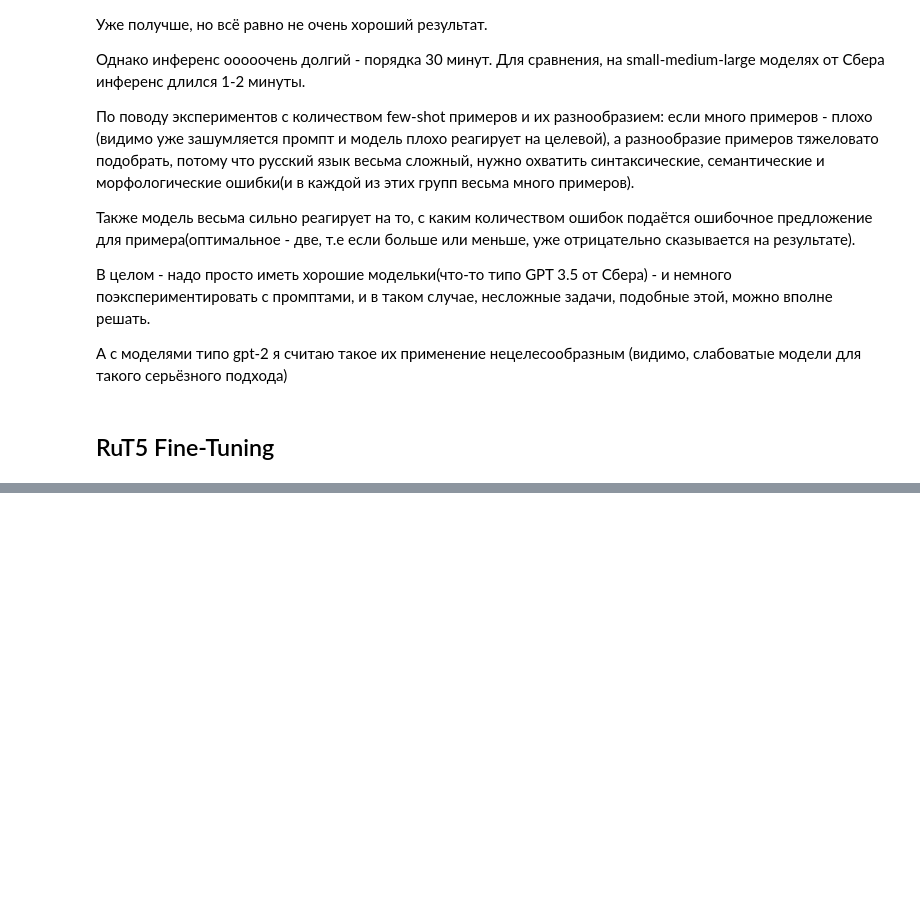
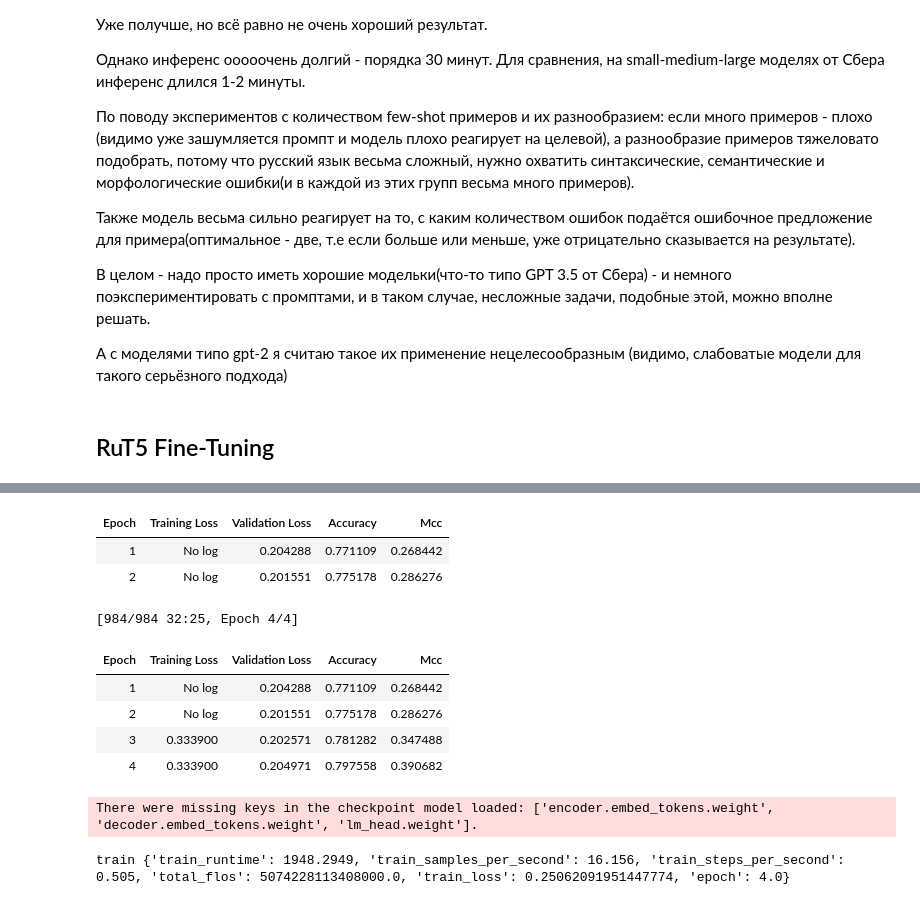
Before and after one commit to Bbar0n234/NLP_practices, a Jupyter notebook: NLP_HW_3/NLP_Fine_tuning.ipynb, the cells around one changed output, grey strips where cells are left out. Drawn from its saved outputs; the diff is of its cells as text; code cells hidden in the pictures; blank space fills up the shorter version.

```diff
--- a/NLP_HW_3/NLP_Fine_tuning.ipynb
+++ b/NLP_HW_3/NLP_Fine_tuning.ipynb
@@ -236,3 +256,7 @@ train_dataloader, val_dataloader, prediction_dataloader = create_dataloaders_fro
 # %% [output]
 Размер тренировочной выборки - 7083
 Размер валидационной выборки - 786
+# %%
+for sample in val_dataloader:
+  print(sample[1][0])
+  break
@@ -776,0 +671,65 @@ TrainOutput(global_step=1968, training_loss=0.09412948096670755, metrics={'train
+# %%
+model_name = "ai-forever/ruT5-large"
+
+tokenizer = AutoTokenizer.from_pretrained(model_name)
+model = AutoModelForSeq2SeqLM.from_pretrained(model_name)
+
+
+acc = load_metric("accuracy", keep_in_memory=True)
+mcc = load_metric("matthews_correlation", keep_in_memory=True)
+
+pos_label = "yes"
+neg_label = "no"
+
+seed=42
+
+batch_size = 32
+epochs=4
+
+lr=1e-4
+
+splits = read_datasets(train_path=train_path, test_path=test_path)
+
+tokenized_splits = splits.map(
+    partial(preprocess_examples, tokenizer=tokenizer),
+    batched=True,
+    remove_columns=['sentence']
+)
+
+data_collator = DataCollatorForSeq2Seq(tokenizer, pad_to_multiple_of=8)
+
+training_args = Seq2SeqTrainingArguments(
+    output_dir="output/",
+    overwrite_output_dir=True,
+    evaluation_strategy="epoch",
+    per_device_train_batch_size=batch_size,
+    per_device_eval_batch_size=batch_size,
+    learning_rate=lr,
+    num_train_epochs=epochs,
+    save_strategy="epoch",
+    save_total_limit=2,
+    seed=seed,
+    fp16=True,
+    dataloader_num_workers=4,
+    group_by_length=True,
+    report_to="none",
+    load_best_model_at_end=True,
+    metric_for_best_model="eval_mcc",
+    optim="adafactor",
+    predict_with_generate=True,
+)
+
+trainer = Seq2SeqTrainer(
+    model=model,
+    args=training_args,
+    train_dataset=tokenized_splits["train"],
+    eval_dataset=tokenized_splits["test"],
+    compute_metrics=partial(compute_metrics, tokenizer=tokenizer),
+    tokenizer=tokenizer,
+    data_collator=data_collator,
+
+)
+
+train_result = trainer.train()
+print("train", train_result.metrics)
+# %% [output]
@@ -777,3 +738,14 @@ TrainOutput(global_step=1968, training_loss=0.09412948096670755, metrics={'train
+| Epoch | Training Loss | Validation Loss | Accuracy | Mcc |
+| 1 | No log | 0.204288 | 0.771109 | 0.268442 |
+| 2 | No log | 0.201551 | 0.775178 | 0.286276 |
+[984/984 32:25, Epoch 4/4]
+| Epoch | Training Loss | Validation Loss | Accuracy | Mcc |
+| 1 | No log | 0.204288 | 0.771109 | 0.268442 |
+| 2 | No log | 0.201551 | 0.775178 | 0.286276 |
+| 3 | 0.333900 | 0.202571 | 0.781282 | 0.347488 |
+| 4 | 0.333900 | 0.204971 | 0.797558 | 0.390682 |
+There were missing keys in the checkpoint model loaded: ['encoder.embed_tokens.weight', 'decoder.embed_tokens.weight', 'lm_head.weight'].
+train {'train_runtime': 1948.2949, 'train_samples_per_second': 16.156, 'train_steps_per_second': 0.505, 'total_flos': 5074228113408000.0, 'train_loss': 0.25062091951447774, 'epoch': 4.0}
 # %%
 trainer.evaluate()
 # %% [output]
```
Also changed, not shown: parts of 22 cells of this notebook.
